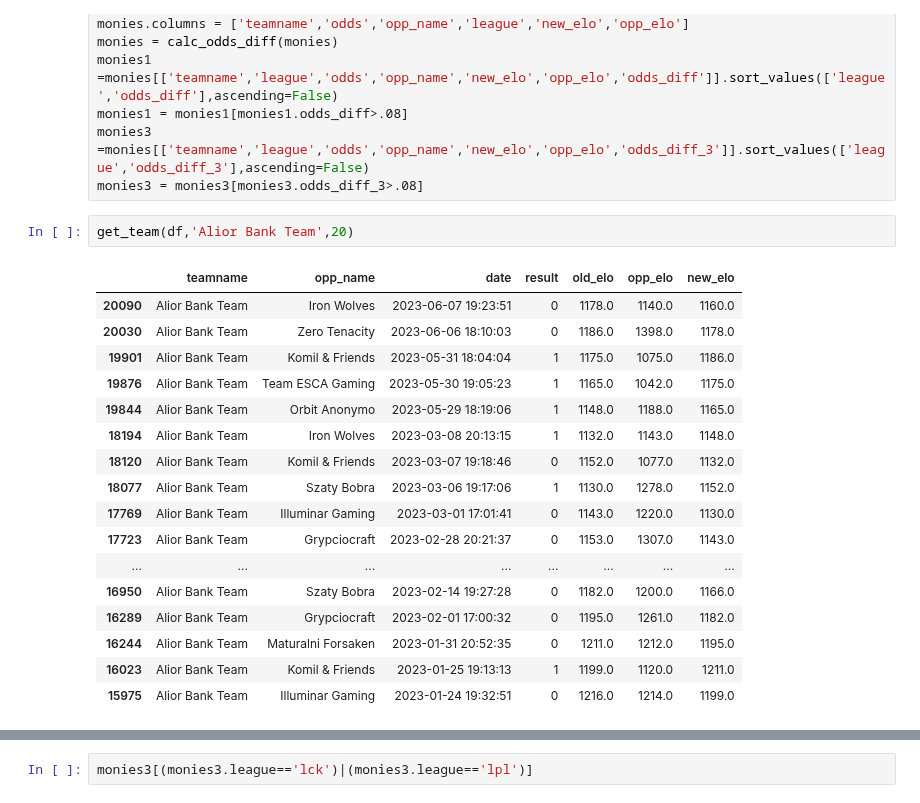
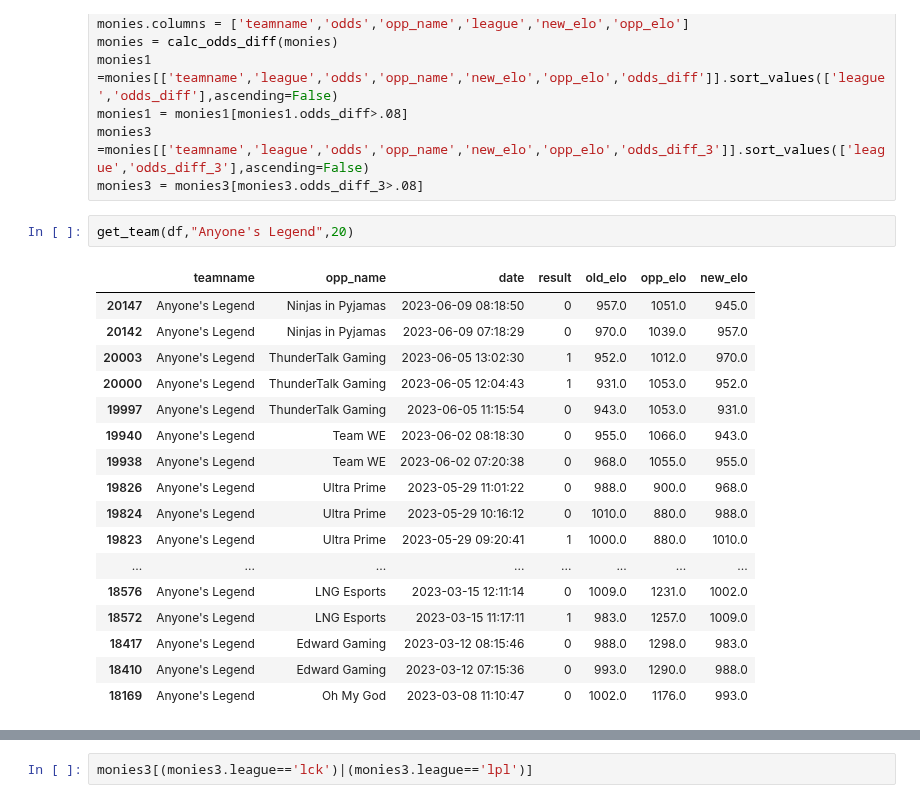
Before and after one commit to richie-p-meyer/league, a Jupyter notebook: scratch.ipynb, the cells around one changed output, grey strips where cells are left out. Saved outputs shown, nothing was run; the diff lists cells and outputs as text.

```diff
--- a/scratch.ipynb
+++ b/scratch.ipynb
@@ -408,22 +401,22 @@ monies1 = monies1[monies1.odds_diff>.08]
 monies3 =monies[['teamname','league','odds','opp_name','new_elo','opp_elo','odds_diff_3']].sort_values(['league','odds_diff_3'],ascending=False)
 monies3 = monies3[monies3.odds_diff_3>.08]
 # %%
-get_team(df,'Alior Bank Team',20)
+get_team(df,"Anyone's Legend",20)
 # %% [output]
 |  | teamname | opp_name | date | result | old_elo | opp_elo | new_elo |
-| 20090 | Alior Bank Team | Iron Wolves | 2023-06-07 19:23:51 | 0 | 1178.0 | 1140.0 | 1160.0 |
-| 20030 | Alior Bank Team | Zero Tenacity | 2023-06-06 18:10:03 | 0 | 1186.0 | 1398.0 | 1178.0 |
-| 19901 | Alior Bank Team | Komil & Friends | 2023-05-31 18:04:04 | 1 | 1175.0 | 1075.0 | 1186.0 |
-| 19876 | Alior Bank Team | Team ESCA Gaming | 2023-05-30 19:05:23 | 1 | 1165.0 | 1042.0 | 1175.0 |
-| 19844 | Alior Bank Team | Orbit Anonymo | 2023-05-29 18:19:06 | 1 | 1148.0 | 1188.0 | 1165.0 |
-| 18194 | Alior Bank Team | Iron Wolves | 2023-03-08 20:13:15 | 1 | 1132.0 | 1143.0 | 1148.0 |
-| 18120 | Alior Bank Team | Komil & Friends | 2023-03-07 19:18:46 | 0 | 1152.0 | 1077.0 | 1132.0 |
-| 18077 | Alior Bank Team | Szaty Bobra | 2023-03-06 19:17:06 | 1 | 1130.0 | 1278.0 | 1152.0 |
-| 17769 | Alior Bank Team | Illuminar Gaming | 2023-03-01 17:01:41 | 0 | 1143.0 | 1220.0 | 1130.0 |
-| 17723 | Alior Bank Team | Grypciocraft | 2023-02-28 20:21:37 | 0 | 1153.0 | 1307.0 | 1143.0 |
+| 20147 | Anyone's Legend | Ninjas in Pyjamas | 2023-06-09 08:18:50 | 0 | 957.0 | 1051.0 | 945.0 |
+| 20142 | Anyone's Legend | Ninjas in Pyjamas | 2023-06-09 07:18:29 | 0 | 970.0 | 1039.0 | 957.0 |
+| 20003 | Anyone's Legend | ThunderTalk Gaming | 2023-06-05 13:02:30 | 1 | 952.0 | 1012.0 | 970.0 |
+| 20000 | Anyone's Legend | ThunderTalk Gaming | 2023-06-05 12:04:43 | 1 | 931.0 | 1053.0 | 952.0 |
+| 19997 | Anyone's Legend | ThunderTalk Gaming | 2023-06-05 11:15:54 | 0 | 943.0 | 1053.0 | 931.0 |
+| 19940 | Anyone's Legend | Team WE | 2023-06-02 08:18:30 | 0 | 955.0 | 1066.0 | 943.0 |
+| 19938 | Anyone's Legend | Team WE | 2023-06-02 07:20:38 | 0 | 968.0 | 1055.0 | 955.0 |
+| 19826 | Anyone's Legend | Ultra Prime | 2023-05-29 11:01:22 | 0 | 988.0 | 900.0 | 968.0 |
+| 19824 | Anyone's Legend | Ultra Prime | 2023-05-29 10:16:12 | 0 | 1010.0 | 880.0 | 988.0 |
+| 19823 | Anyone's Legend | Ultra Prime | 2023-05-29 09:20:41 | 1 | 1000.0 | 880.0 | 1010.0 |
 | ... | ... | ... | ... | ... | ... | ... | ... |
-| 16950 | Alior Bank Team | Szaty Bobra | 2023-02-14 19:27:28 | 0 | 1182.0 | 1200.0 | 1166.0 |
-| 16289 | Alior Bank Team | Grypciocraft | 2023-02-01 17:00:32 | 0 | 1195.0 | 1261.0 | 1182.0 |
-| 16244 | Alior Bank Team | Maturalni Forsaken | 2023-01-31 20:52:35 | 0 | 1211.0 | 1212.0 | 1195.0 |
-| 16023 | Alior Bank Team | Komil & Friends | 2023-01-25 19:13:13 | 1 | 1199.0 | 1120.0 | 1211.0 |
-| 15975 | Alior Bank Team | Illuminar Gaming | 2023-01-24 19:32:51 | 0 | 1216.0 | 1214.0 | 1199.0 |
+| 18576 | Anyone's Legend | LNG Esports | 2023-03-15 12:11:14 | 0 | 1009.0 | 1231.0 | 1002.0 |
+| 18572 | Anyone's Legend | LNG Esports | 2023-03-15 11:17:11 | 1 | 983.0 | 1257.0 | 1009.0 |
+| 18417 | Anyone's Legend | Edward Gaming | 2023-03-12 08:15:46 | 0 | 988.0 | 1298.0 | 983.0 |
+| 18410 | Anyone's Legend | Edward Gaming | 2023-03-12 07:15:36 | 0 | 993.0 | 1290.0 | 988.0 |
+| 18169 | Anyone's Legend | Oh My God | 2023-03-08 11:10:47 | 0 | 1002.0 | 1176.0 | 993.0 |
```
Also changed, not shown: parts of 4 cells of this notebook, 2 other files.
